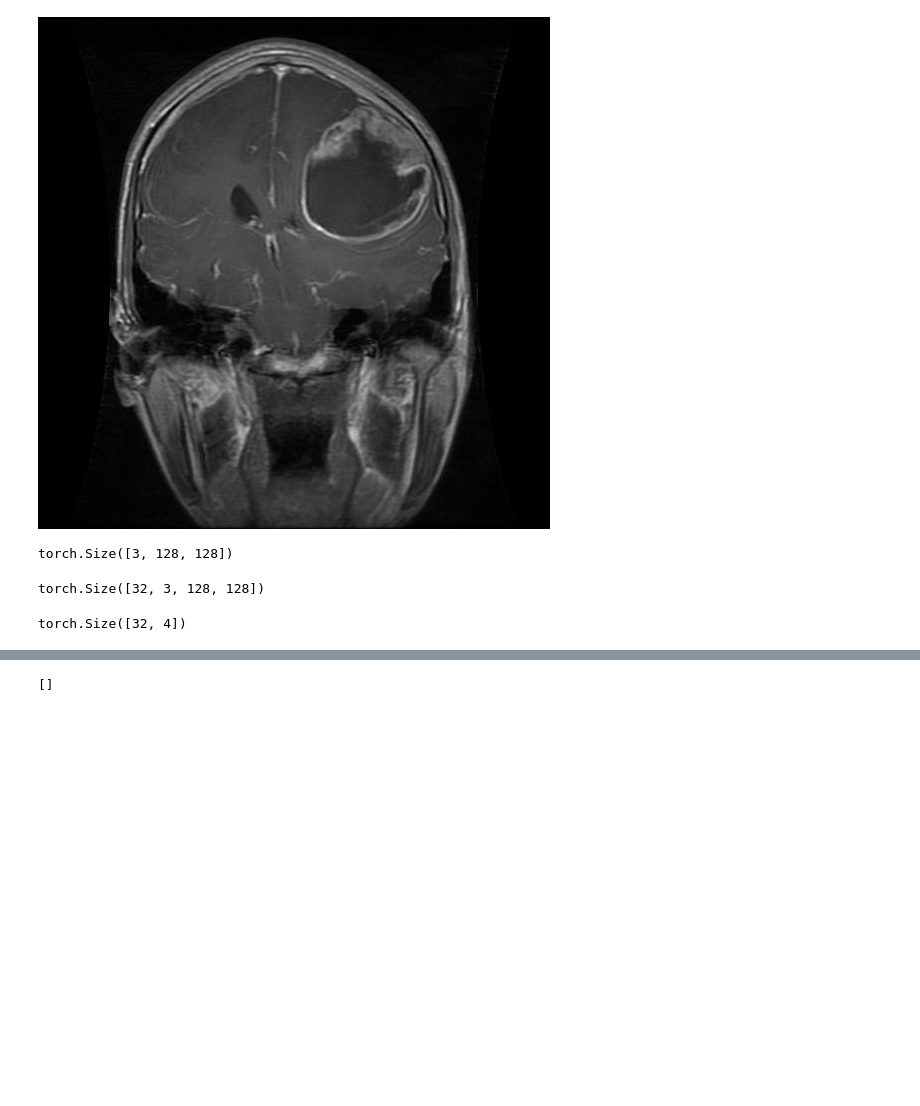
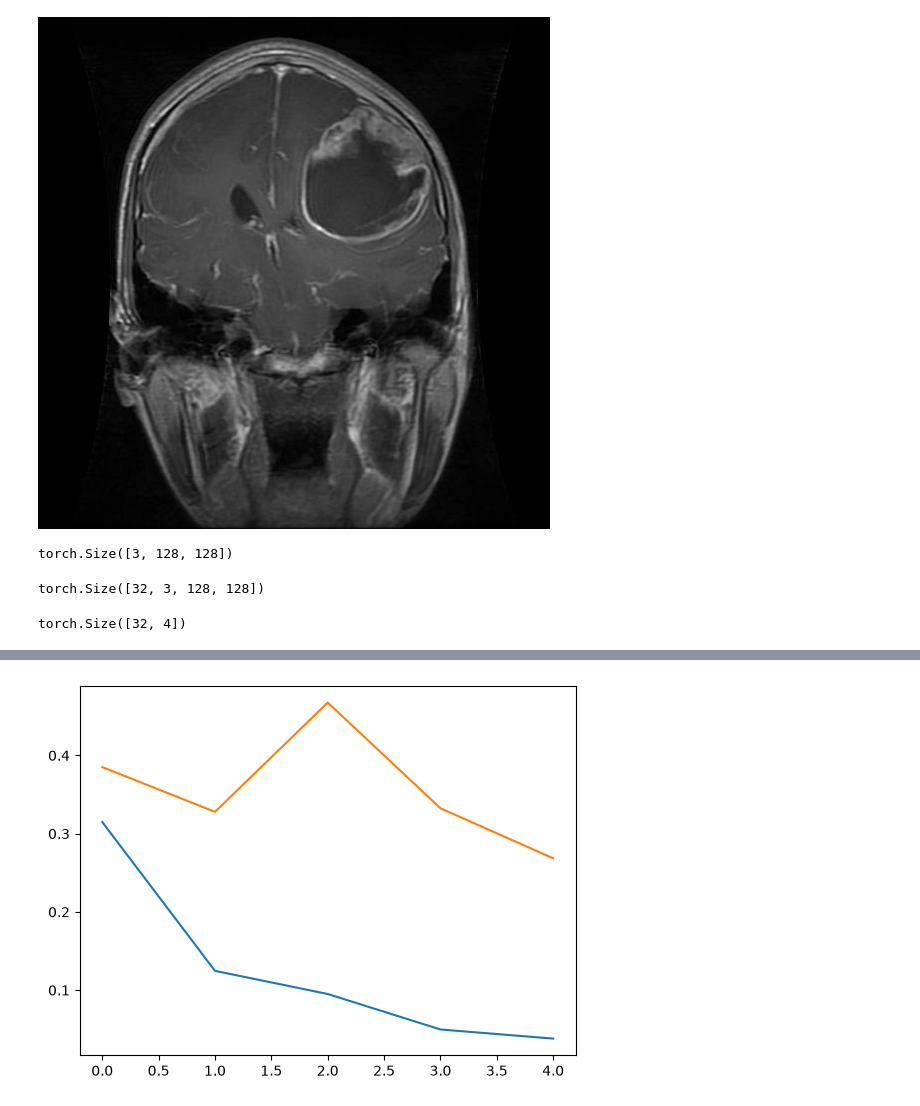
Before and after one commit to garrettwink/brain-tumor-model, a Jupyter notebook: brain_model.ipynb, the cells around one changed output, grey strips where cells are left out. Drawn from its saved outputs; the diff is of its cells as text; code cells hidden in the pictures; blank space fills up the shorter version.

```diff
--- a/brain_model.ipynb
+++ b/brain_model.ipynb
@@ -150,4 +147,9 @@ KeyboardInterrupt:
 # %%
-print(torch.cuda.get_arch_list())
+# visualize
+plt.plot(train_losses, label="Training loss")
+plt.plot(valid_losses, label='Valid Loss')
+plt.legend
+plt.title
+plt.show()
 # %% [output]
-[]
+[figure, added]
```
Also changed, not shown: parts of 5 cells of this notebook.
